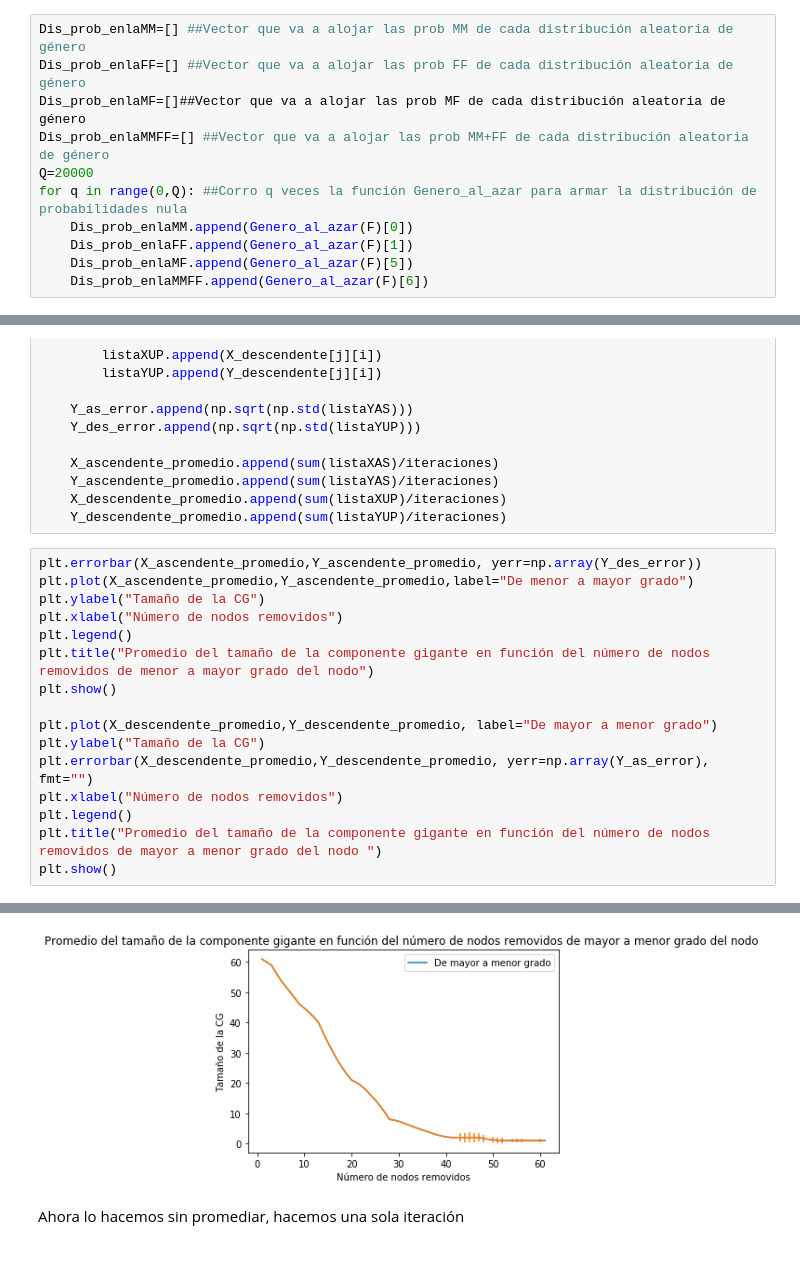
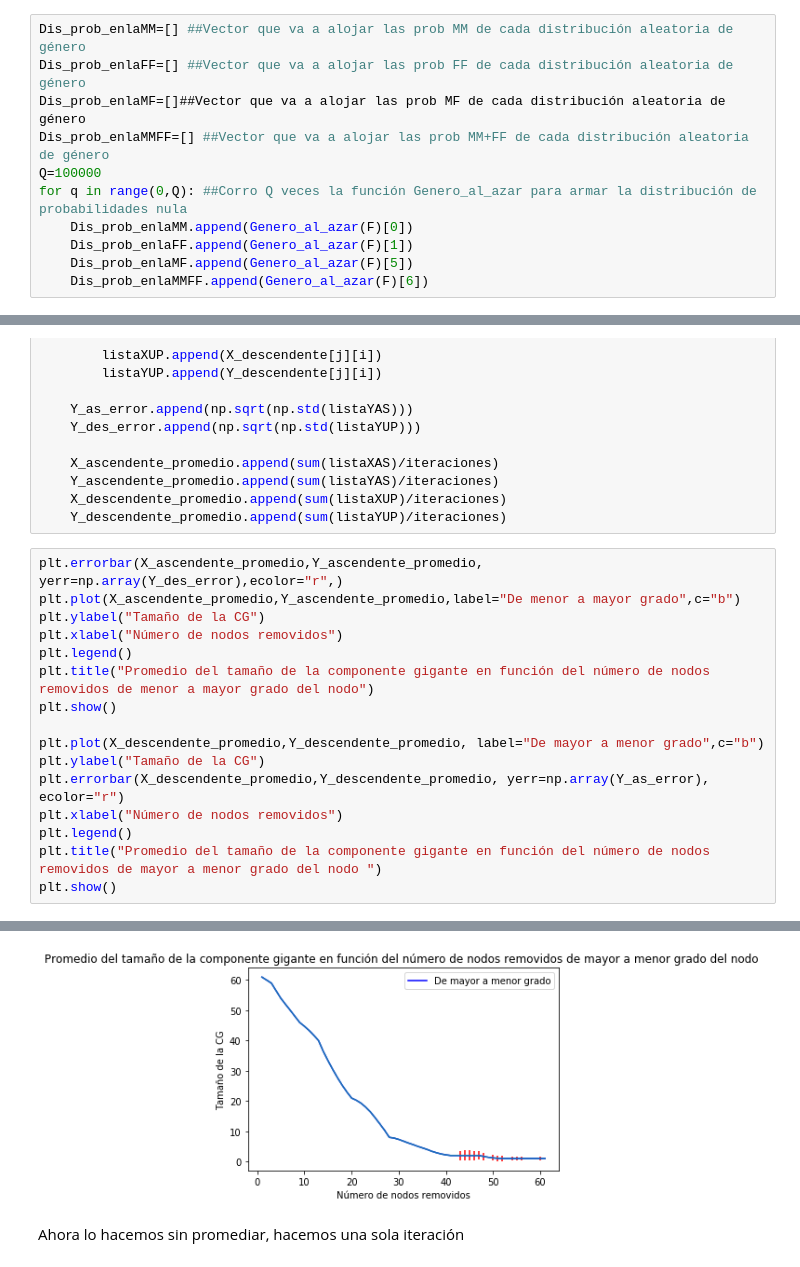
Before and after one commit to vms10/redestcs, a Jupyter notebook: Ejercicio2.ipynb, the cells around one changed output, grey strips where cells are left out. Cells and saved outputs as stored; diff of their text form.

```diff
--- a/Ejercicio2.ipynb
+++ b/Ejercicio2.ipynb
@@ -198,8 +198,8 @@ Dis_prob_enlaMM=[] ##Vector que va a alojar las prob MM de cada distribución al
 Dis_prob_enlaFF=[] ##Vector que va a alojar las prob FF de cada distribución aleatoria de género
 Dis_prob_enlaMF=[]##Vector que va a alojar las prob MF de cada distribución aleatoria de género
 Dis_prob_enlaMMFF=[] ##Vector que va a alojar las prob MM+FF de cada distribución aleatoria de género
-Q=20000
-for q in range(0,Q): ##Corro q veces la función Genero_al_azar para armar la distribución de probabilidades nula
+Q=100000
+for q in range(0,Q): ##Corro Q veces la función Genero_al_azar para armar la distribución de probabilidades nula
     Dis_prob_enlaMM.append(Genero_al_azar(F)[0])
     Dis_prob_enlaFF.append(Genero_al_azar(F)[1])
     Dis_prob_enlaMF.append(Genero_al_azar(F)[5])
@@ -425,17 +437,17 @@ for i in range(61):
     X_descendente_promedio.append(sum(listaXUP)/iteraciones)
     Y_descendente_promedio.append(sum(listaYUP)/iteraciones)
 # %%
-plt.errorbar(X_ascendente_promedio,Y_ascendente_promedio, yerr=np.array(Y_des_error))
-plt.plot(X_ascendente_promedio,Y_ascendente_promedio,label="De menor a mayor grado")
+plt.errorbar(X_ascendente_promedio,Y_ascendente_promedio, yerr=np.array(Y_des_error),ecolor="r",)
+plt.plot(X_ascendente_promedio,Y_ascendente_promedio,label="De menor a mayor grado",c="b")
 plt.ylabel("Tamaño de la CG")
 plt.xlabel("Número de nodos removidos")
 plt.legend()
 plt.title("Promedio del tamaño de la componente gigante en función del número de nodos removidos de menor a mayor grado del nodo")
 plt.show()
 
-plt.plot(X_descendente_promedio,Y_descendente_promedio, label="De mayor a menor grado")
+plt.plot(X_descendente_promedio,Y_descendente_promedio, label="De mayor a menor grado",c="b")
 plt.ylabel("Tamaño de la CG")
-plt.errorbar(X_descendente_promedio,Y_descendente_promedio, yerr=np.array(Y_as_error), fmt="")
+plt.errorbar(X_descendente_promedio,Y_descendente_promedio, yerr=np.array(Y_as_error), ecolor="r")
 plt.xlabel("Número de nodos removidos")
 plt.legend()
 plt.title("Promedio del tamaño de la componente gigante en función del número de nodos removidos de mayor a menor grado del nodo ")
@@ -445,4 +457,4 @@ plt.show()
-[figure, old version]
+[figure, new version]
 # %% [markdown]
 Ahora lo hacemos sin promediar, hacemos una sola iteración
 # %%
```
Also changed, not shown: parts of 22 cells of this notebook.
